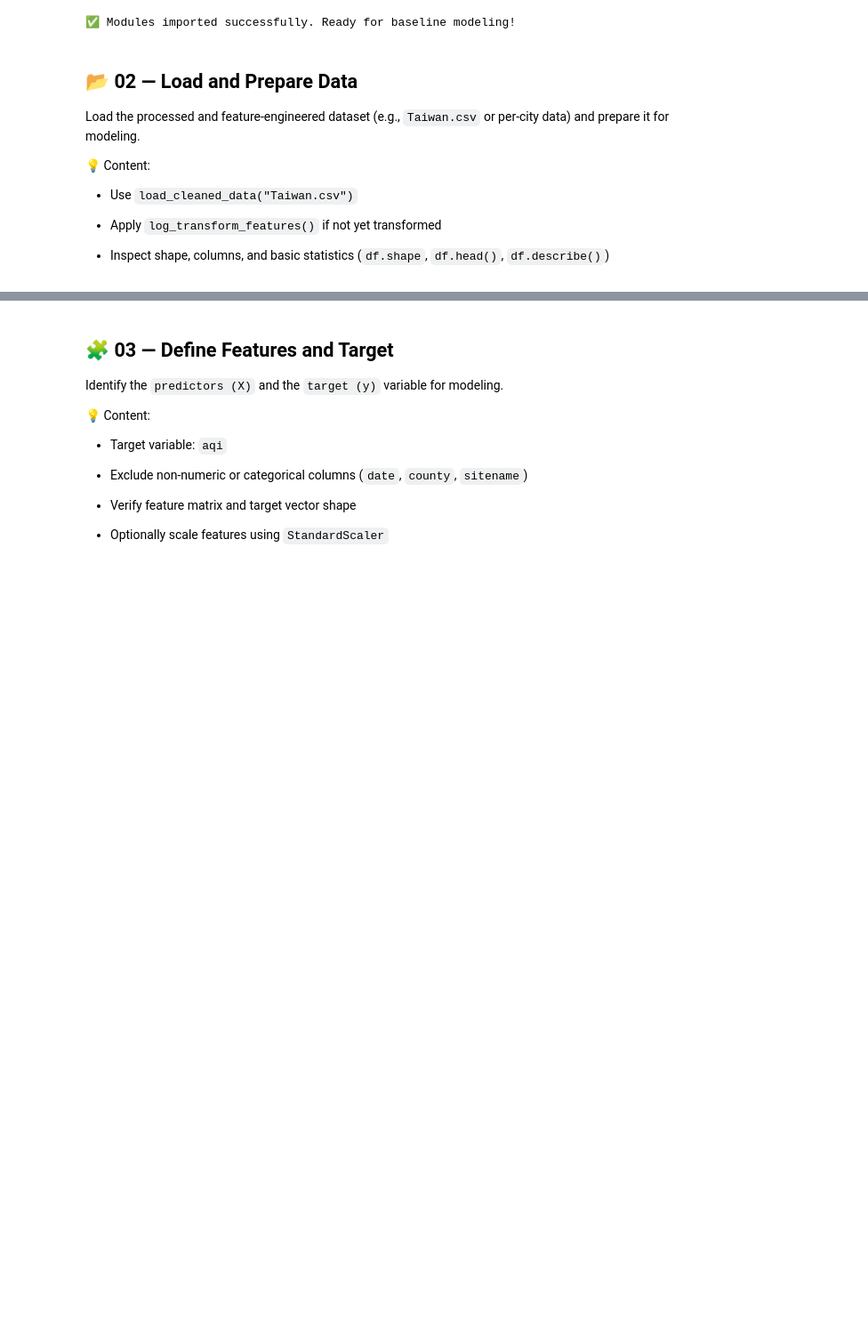
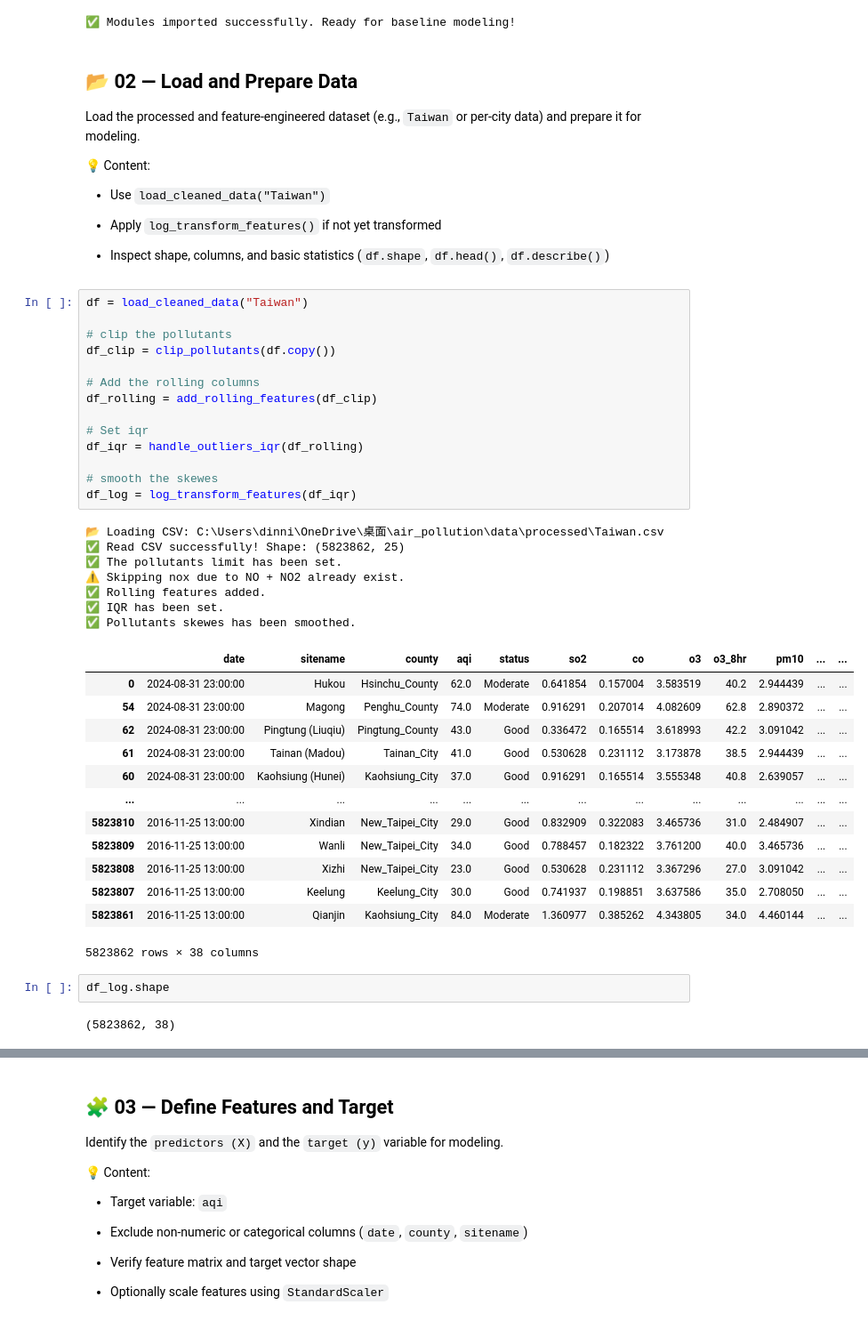
Before and after one commit to chgwyellow/air_pollution_analysis, a Jupyter notebook: notebook/03_baseline_modeling.ipynb, the cells around one changed output, grey strips where cells are left out. Shown at 89% size. Drawn from its saved outputs; the diff is of its cells as text; blank space fills up the shorter version.

Commit message:
Finish loading and preparing data.

```diff
--- a/notebook/03_baseline_modeling.ipynb
+++ b/notebook/03_baseline_modeling.ipynb
@@ -36,13 +36,52 @@ success("Modules imported successfully. Ready for baseline modeling!")
 # %% [markdown]
 ## 📂 02 — Load and Prepare Data
 
-Load the processed and feature-engineered dataset (e.g., `Taiwan.csv` or per-city data)
+Load the processed and feature-engineered dataset (e.g., `Taiwan` or per-city data)
 and prepare it for modeling.
 
 💡 Content:
 
-- Use `load_cleaned_data("Taiwan.csv")`
+- Use `load_cleaned_data("Taiwan")`
 
 - Apply `log_transform_features()` if not yet transformed
 
 - Inspect shape, columns, and basic statistics (`df.shape`, `df.head()`, `df.describe()`)
+# %%
+df = load_cleaned_data("Taiwan")
+
+# clip the pollutants
+df_clip = clip_pollutants(df.copy())
+
+# Add the rolling columns
+df_rolling = add_rolling_features(df_clip)
+
+# Set iqr
+df_iqr = handle_outliers_iqr(df_rolling)
+
+# smooth the skewes
+df_log = log_transform_features(df_iqr)
+# %% [output]
+📂 Loading CSV: C:\Users\dinni\OneDrive\桌面\air_pollution\data\processed\Taiwan.csv
+✅ Read CSV successfully! Shape: (5823862, 25)
+✅ The pollutants limit has been set.
+⚠️ Skipping nox due to NO + NO2 already exist.
+✅ Rolling features added.
+✅ IQR has been set.
+✅ Pollutants skewes has been smoothed.
+|  | date | sitename | county | aqi | status | so2 | co | o3 | o3_8hr | pm10 | ... | ... |
+| 0 | 2024-08-31 23:00:00 | Hukou | Hsinchu_County | 62.0 | Moderate | 0.641854 | 0.157004 | 3.583519 | 40.2 | 2.944439 | ... | ... |
+| 54 | 2024-08-31 23:00:00 | Magong | Penghu_County | 74.0 | Moderate | 0.916291 | 0.207014 | 4.082609 | 62.8 | 2.890372 | ... | ... |
+| 62 | 2024-08-31 23:00:00 | Pingtung (Liuqiu) | Pingtung_County | 43.0 | Good | 0.336472 | 0.165514 | 3.618993 | 42.2 | 3.091042 | ... | ... |
+| 61 | 2024-08-31 23:00:00 | Tainan (Madou) | Tainan_City | 41.0 | Good | 0.530628 | 0.231112 | 3.173878 | 38.5 | 2.944439 | ... | ... |
+| 60 | 2024-08-31 23:00:00 | Kaohsiung (Hunei) | Kaohsiung_City | 37.0 | Good | 0.916291 | 0.165514 | 3.555348 | 40.8 | 2.639057 | ... | ... |
+| ... | ... | ... | ... | ... | ... | ... | ... | ... | ... | ... | ... | ... |
+| 5823810 | 2016-11-25 13:00:00 | Xindian | New_Taipei_City | 29.0 | Good | 0.832909 | 0.322083 | 3.465736 | 31.0 | 2.484907 | ... | ... |
+| 5823809 | 2016-11-25 13:00:00 | Wanli | New_Taipei_City | 34.0 | Good | 0.788457 | 0.182322 | 3.761200 | 40.0 | 3.465736 | ... | ... |
+| 5823808 | 2016-11-25 13:00:00 | Xizhi | New_Taipei_City | 23.0 | Good | 0.530628 | 0.231112 | 3.367296 | 27.0 | 3.091042 | ... | ... |
+| 5823807 | 2016-11-25 13:00:00 | Keelung | Keelung_City | 30.0 | Good | 0.741937 | 0.198851 | 3.637586 | 35.0 | 2.708050 | ... | ... |
+| 5823861 | 2016-11-25 13:00:00 | Qianjin | Kaohsiung_City | 84.0 | Moderate | 1.360977 | 0.385262 | 4.343805 | 34.0 | 4.460144 | ... | ... |
+5823862 rows × 38 columns
+# %%
+df_log.shape
+# %% [output]
+(5823862, 38)
```
Also changed, not shown: parts of 2 cells of this notebook.
